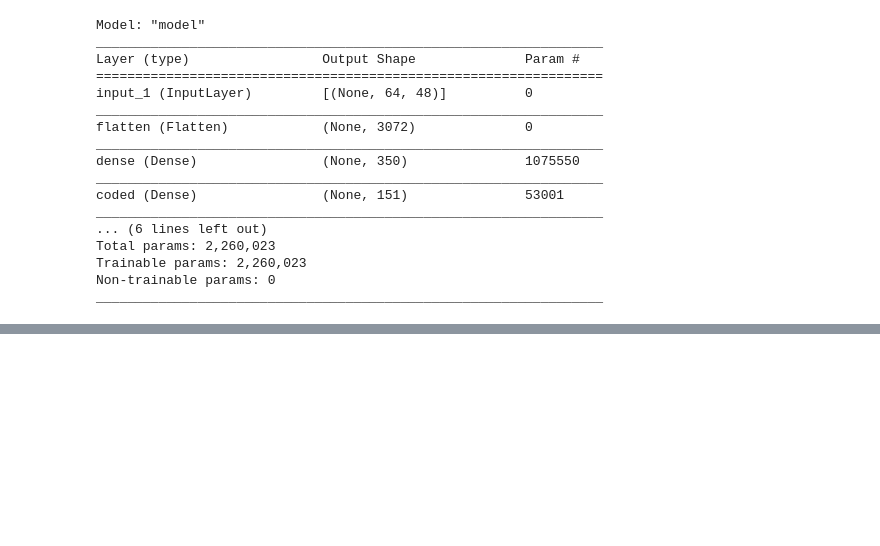
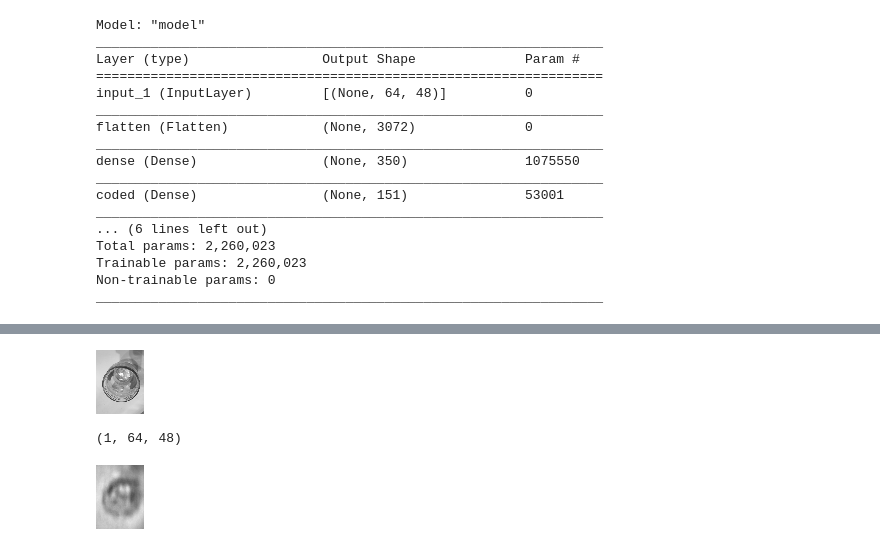
Before and after one commit to sipocz/Garbage_Classification, a Jupyter notebook: Garbage_model_usage.ipynb, the cells around one changed output, grey strips where cells are left out. Saved outputs shown, nothing was run; the diff lists cells and outputs as text; code cells hidden in the pictures; blank space fills up the shorter version.

Commit message:
Létrehozva a Colaboratory használatával

```diff
--- a/Garbage_model_usage.ipynb
+++ b/Garbage_model_usage.ipynb
@@ -105,0 +156,21 @@ _________________________________________________________________
+# %%
+def format_image(image_dir):
+    image = tf.io.read_file(image_dir)
+    image = tf.image.decode_jpeg(image, channels=1)
+    #image = tf.image.convert_image_dtype(image,dtype=tf.int16)
+
+    image = tf.image.resize_with_pad(image, 48, 64,)
+
+    #print(image)
+    return image
+# %%
+f1="./graf/glass/006.jpg"
+# %%
+imagex=format_image(f1)
+# %%
+imagex=tf.image.rot90(imagex)
+# %%
+from google.colab.patches import cv2_imshow
+cv2_imshow(imagex.numpy())
+# %% [output]
+[figure, added]
@@ -105,0 +181,4 @@ _________________________________________________________________
+# %%
+ii.shape
+# %% [output]
+(1, 64, 48)
@@ -105,0 +187,4 @@ _________________________________________________________________
+# %%
+cv2_imshow(oo[0])
+# %% [output]
+[figure, added]
```
Also changed, not shown: parts of 14 cells of this notebook.
